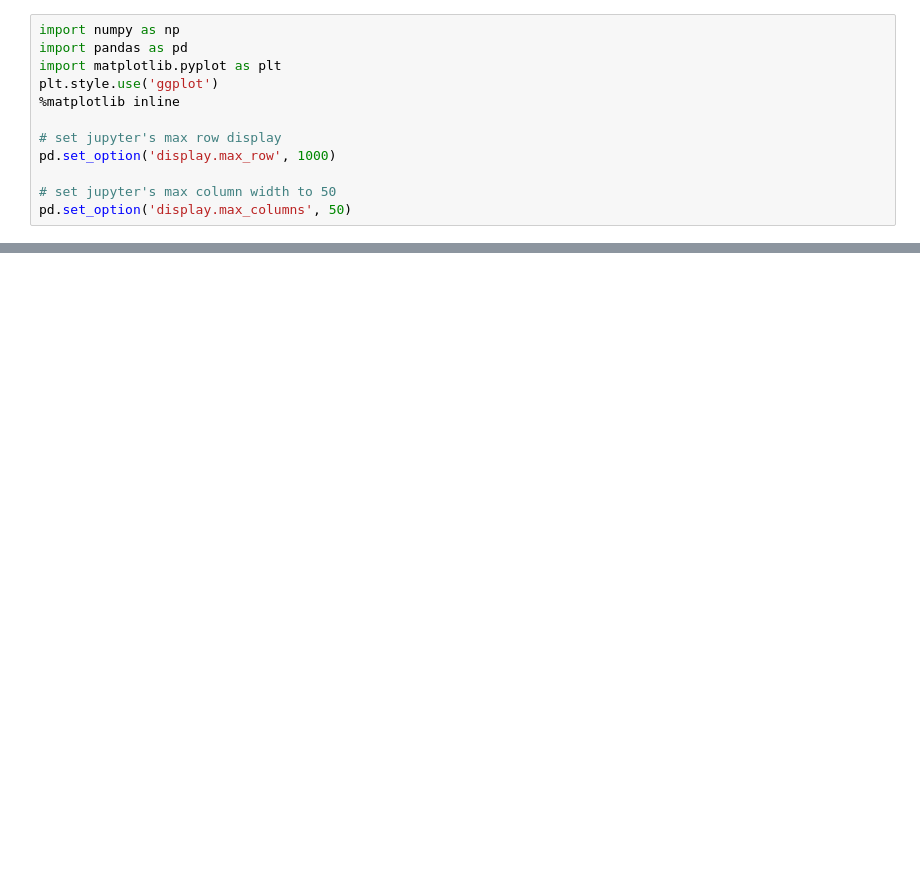
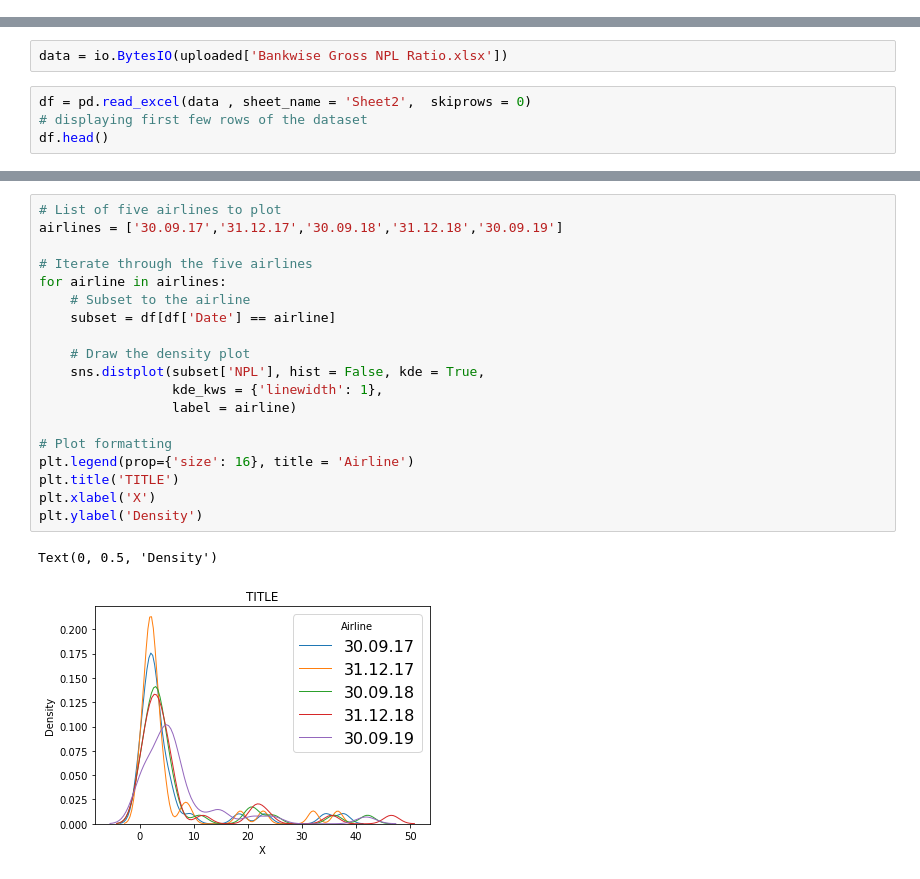
Before and after one commit to hatkanchana/FinanceCBSL, a Jupyter notebook: Colab's_New_Code_Editor.ipynb, the cells around one changed output, grey strips where cells are left out. Saved outputs shown, nothing was run; the diff lists cells and outputs as text; blank space fills up the shorter version.

```diff
--- a/Colab's_New_Code_Editor.ipynb
+++ b/Colab's_New_Code_Editor.ipynb
@@ -776,12 +2,0 @@ df.head()
-# %%
-import numpy as np
-import pandas as pd
-import matplotlib.pyplot as plt
-plt.style.use('ggplot')
-%matplotlib inline
-
-# set jupyter's max row display
-pd.set_option('display.max_row', 1000)
-
-# set jupyter's max column width to 50
-pd.set_option('display.max_columns', 50)
@@ -813,0 +15,6 @@ for i in ax.patches:
+# %%
+data = io.BytesIO(uploaded['Bankwise Gross NPL Ratio.xlsx'])
+# %%
+df = pd.read_excel(data , sheet_name = 'Sheet2',  skiprows = 0)
+# displaying first few rows of the dataset
+df.head()
@@ -813,0 +28,22 @@ for i in ax.patches:
+# %%
+# List of five airlines to plot
+airlines = ['30.09.17','31.12.17','30.09.18','31.12.18','30.09.19']
+
+# Iterate through the five airlines
+for airline in airlines:
+    # Subset to the airline
+    subset = df[df['Date'] == airline]
+
+    # Draw the density plot
+    sns.distplot(subset['NPL'], hist = False, kde = True,
+                 kde_kws = {'linewidth': 1},
+                 label = airline)
+
+# Plot formatting
+plt.legend(prop={'size': 16}, title = 'Airline')
+plt.title('TITLE')
+plt.xlabel('X')
+plt.ylabel('Density')
+# %% [output]
+Text(0, 0.5, 'Density')
+[figure, added]
```
Also changed, not shown: parts of 56 cells of this notebook.
